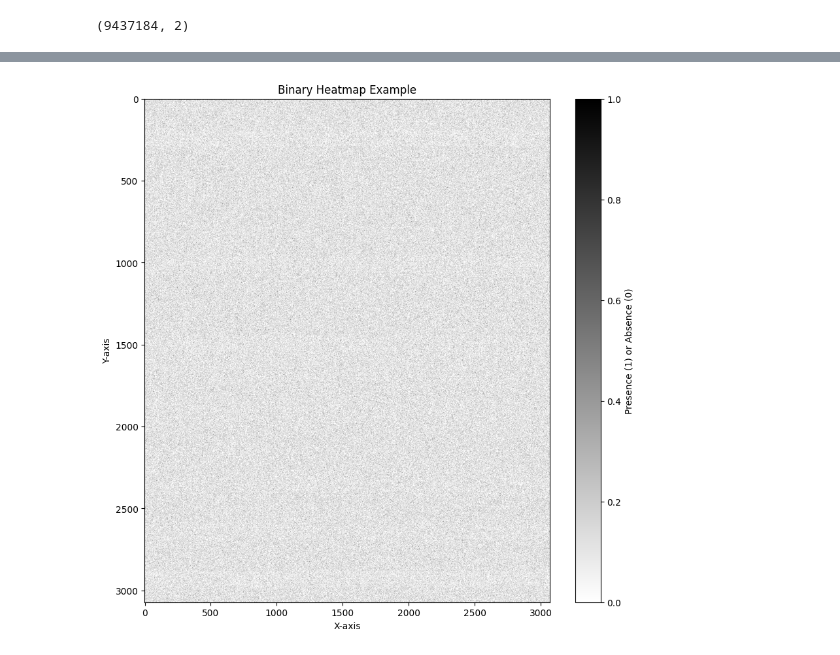
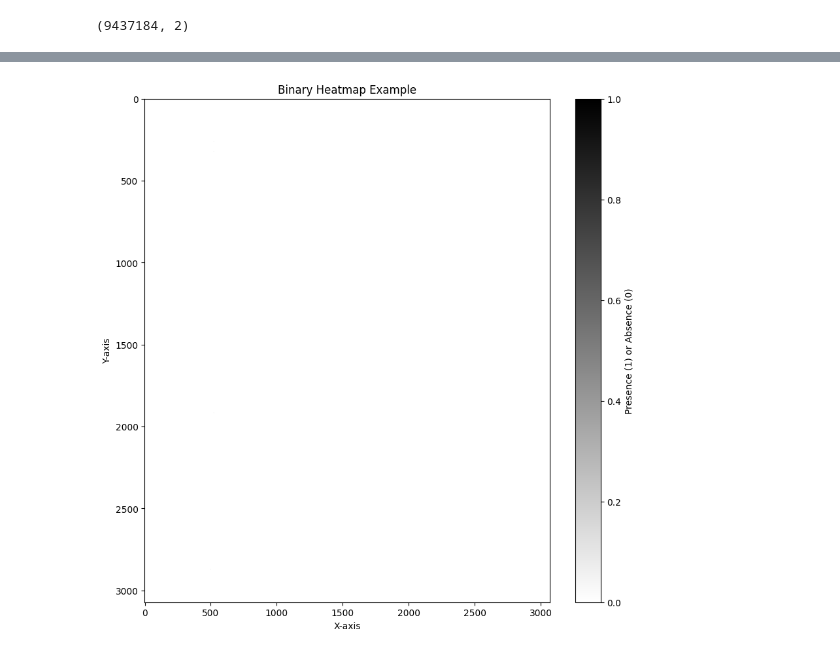
Before and after one commit to NicolasRR/KG_networks, a Jupyter notebook: notebooks/weights_visualization.ipynb, the cells around one changed output, grey strips where cells are left out. Saved outputs shown, nothing was run; the diff lists cells and outputs as text; code cells hidden in the pictures.

```diff
--- a/notebooks/weights_visualization.ipynb
+++ b/notebooks/weights_visualization.ipynb
@@ -43,6 +45,7 @@ checkpoint = "../outputs/main/2024-10-26_09-47-07/"
 # %%
-with open(checkpoint+"config.json", 'r') as file:
+with open(checkpoint_path+"/config.json", 'r') as file:
     config_dict = json.load(file)
 # %%
 config = OmegaConf.create(config_dict)
+masking = config.masking if "masking" in config else "probabilistic"
 # %%
@@ -50,5 +53,5 @@ config = OmegaConf.create(config_dict)
 # %%
-model = create_masked_phi(model, config.specs.target_layers, config.specs.init_prob, config.specs.tau, checkpoint+"model.pth")
+model = create_masked_phi(model, config.specs.target_layers, config.specs.init_prob, config.specs.tau, checkpoint_path+"/model.pth", masking=masking)
 # %%
 model.cuda()
 torch.cuda.empty_cache()
@@ -157,6 +187,10 @@ fig.update_layout(scene=dict(
 ))
 
 fig.show()
+# %%
+weights = layer_weights["model.layers.30.self_attn.mask_qkv_proj"]
+weights.shape
+value_states = weights[query_pos + num_key_value_heads * head_dim :, ...]
 # %%
 import numpy as np
 import matplotlib.pyplot as plt
@@ -206,20 +239,20 @@ plt.show()
 # %%
 import matplotlib.pyplot as plt
 import numpy as np
 
 # Example data for the heatmap
 value_states = weights[query_pos + num_key_value_heads * head_dim :, ...]
-matrix = get_mask(value_states, 1.0, True, True).cpu().numpy()
+matrix = get_mask(value_states, 1.0, False, True).cpu().numpy()
 # Plotting the heatmap using matplotlib
 plt.figure(figsize=(10, 10))
 plt.imshow(matrix, aspect='auto', cmap='binary')  # Set colormap to 'binary' for black and white mapping
 plt.colorbar(label='Presence (1) or Absence (0)')
 plt.title('Binary Heatmap Example')
 plt.xlabel('X-axis')
 plt.ylabel('Y-axis')
 plt.show()
 # %% [output]
-[figure, old version]
+[figure, new version]
 # %%
 stochastic = False
 N = 25 if stochastic else 1
```
Also changed, not shown: parts of 11 cells of this notebook, 4 other files.
